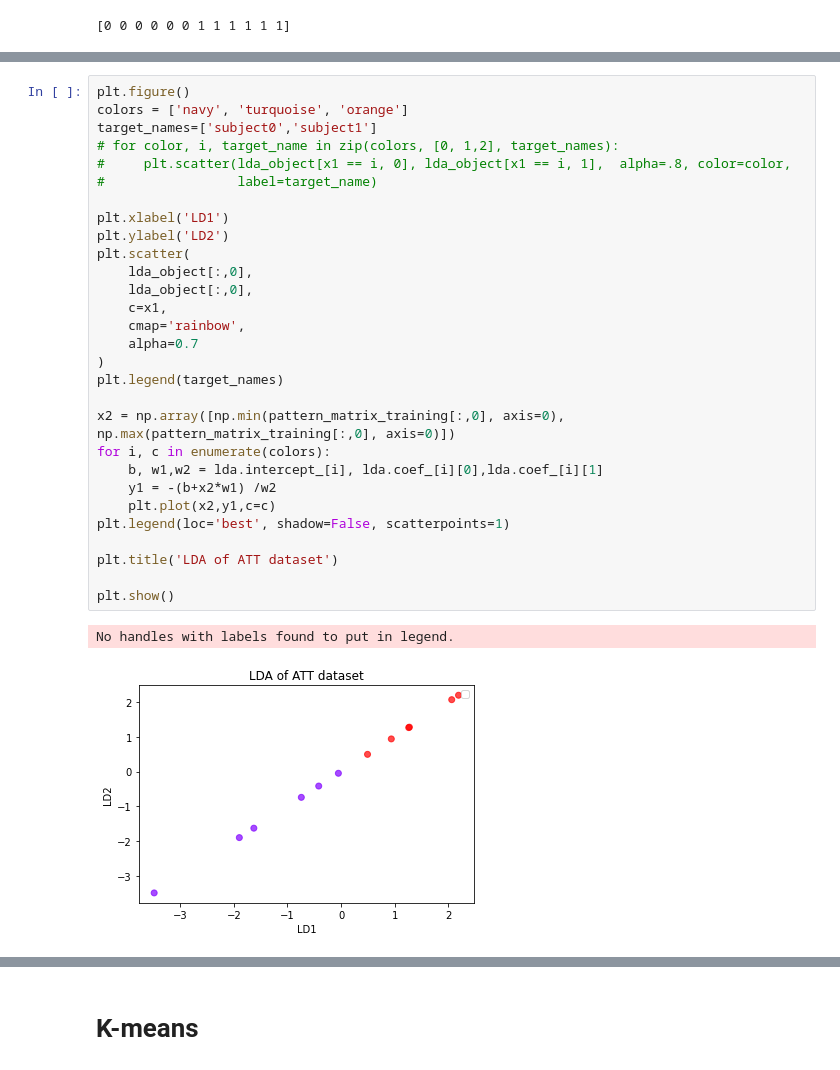
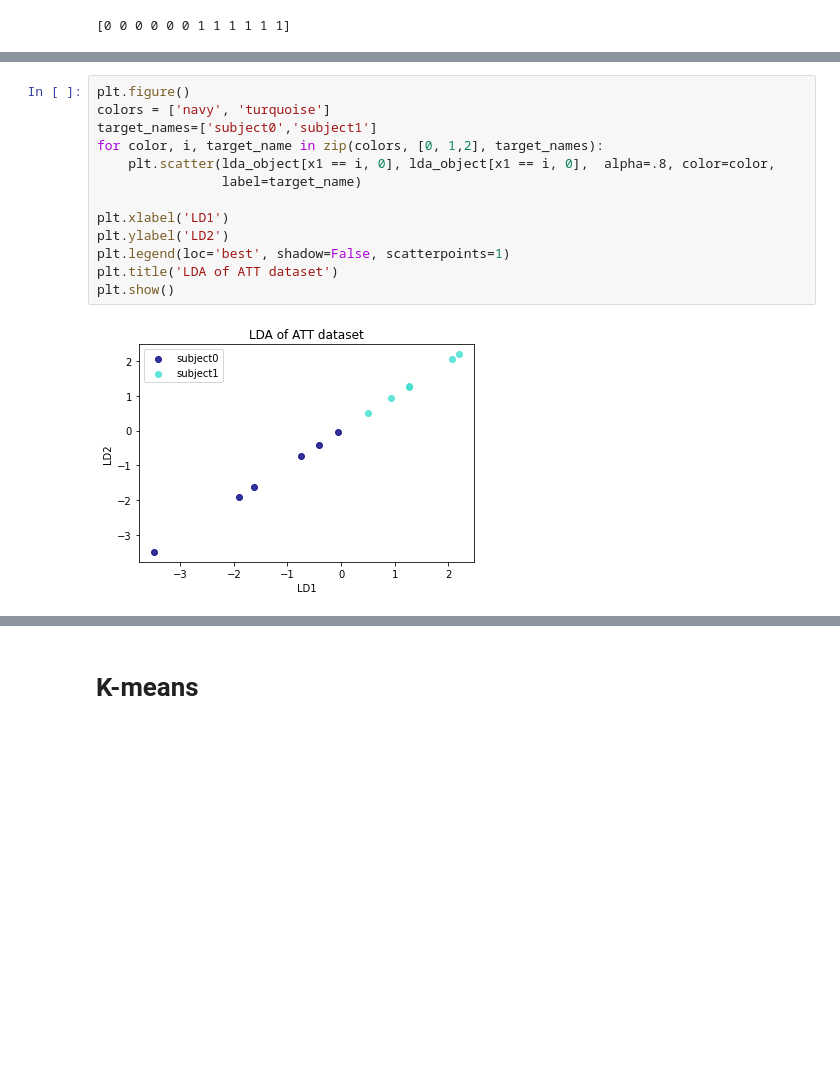
Before and after one commit to shivangibithel/ELL_784_assignment_2, a Jupyter notebook: 2_class_PCA_LDA.ipynb, the cells around one changed output, grey strips where cells are left out. Saved outputs shown, nothing was run; the diff lists cells and outputs as text; blank space fills up the shorter version.

```diff
--- a/2_class_PCA_LDA.ipynb
+++ b/2_class_PCA_LDA.ipynb
@@ -450,32 +433,15 @@ LinearDiscriminantAnalysis(n_components=None, priors=None, shrinkage=None,
 # %%
 plt.figure()
-colors = ['navy', 'turquoise', 'orange']
+colors = ['navy', 'turquoise']
 target_names=['subject0','subject1']
-# for color, i, target_name in zip(colors, [0, 1,2], target_names):
-#     plt.scatter(lda_object[x1 == i, 0], lda_object[x1 == i, 1],  alpha=.8, color=color,
-#                 label=target_name)
+for color, i, target_name in zip(colors, [0, 1,2], target_names):
+    plt.scatter(lda_object[x1 == i, 0], lda_object[x1 == i, 0],  alpha=.8, color=color,
+                label=target_name)
 
 plt.xlabel('LD1')
 plt.ylabel('LD2')
-plt.scatter(
-    lda_object[:,0],
-    lda_object[:,0],
-    c=x1,
-    cmap='rainbow',
-    alpha=0.7
-)
-plt.legend(target_names)
-
-x2 = np.array([np.min(pattern_matrix_training[:,0], axis=0), np.max(pattern_matrix_training[:,0], axis=0)])
-for i, c in enumerate(colors):
-    b, w1,w2 = lda.intercept_[i], lda.coef_[i][0],lda.coef_[i][1]
-    y1 = -(b+x2*w1) /w2
-    plt.plot(x2,y1,c=c)
 plt.legend(loc='best', shadow=False, scatterpoints=1)
-
 plt.title('LDA of ATT dataset')
-
 plt.show()
 # %% [output]
-No handles with labels found to put in legend.
-[figure, old version]
+[figure, new version]
```
Also changed, not shown: parts of 21 cells of this notebook.
